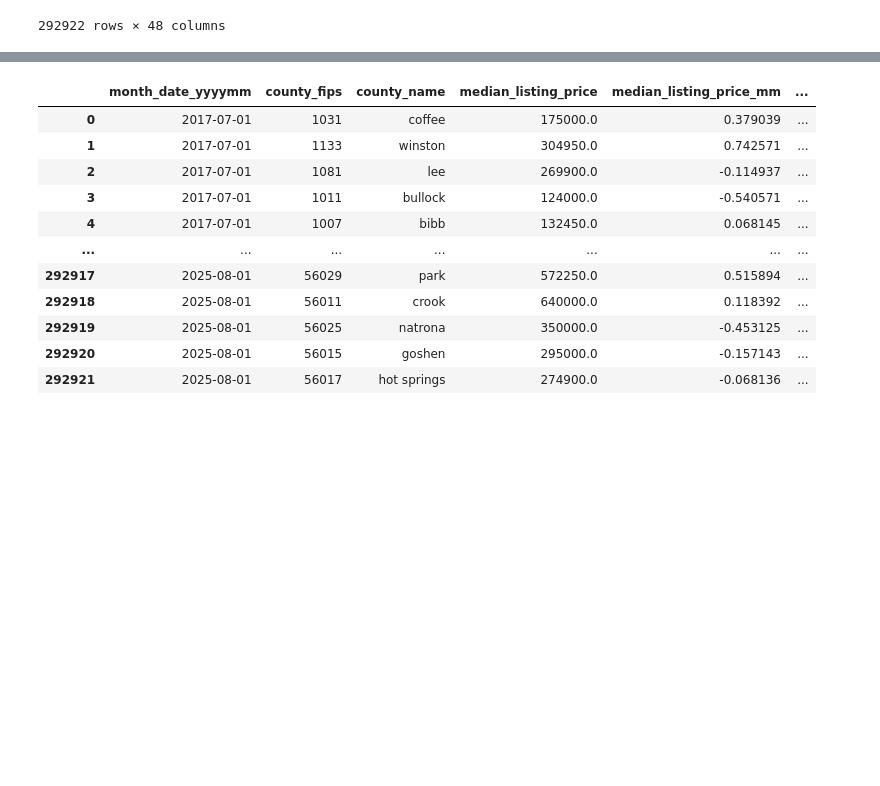
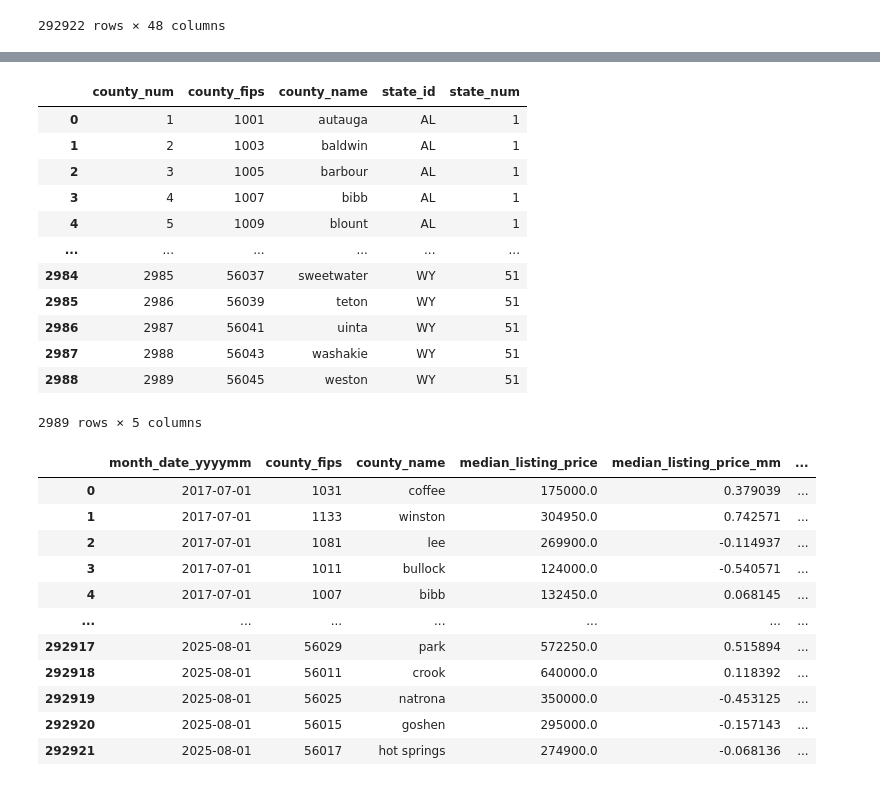
Before and after one commit to Real-Estate-Insight-Platform-Project/AI-ML-Services, a Jupyter notebook: forecasting_engine/county/preprocessing.ipynb, the cells around one changed output, grey strips where cells are left out. Cells and saved outputs as stored; diff of their text form; code cells hidden in the pictures; blank space fills up the shorter version.

```diff
--- a/forecasting_engine/county/preprocessing.ipynb
+++ b/forecasting_engine/county/preprocessing.ipynb
@@ -196,6 +196,8 @@ df
 | 304483 | 2025-08-01 | 56015 | goshen | 295000.0 | -0.157143 | ... |
 | 304484 | 2025-08-01 | 56017 | hot springs | 274900.0 | -0.068136 | ... |
 292922 rows × 48 columns
+# %%
+state_lookup = pd.read_csv("data/state_lookup.csv")
 # %%
 counties = df['county_fips'].unique().tolist()
 counties.sort()
@@ -210,0 +226,18 @@ county_df.to_csv("data/county_lookup.csv", index=False)
+# %%
+county_df = pd.merge(county_df, df[['county_fips', 'state_id']].drop_duplicates(), on='county_fips', how='left')
+county_df = pd.merge(county_df, state_lookup[['state_id', 'state_num']], on='state_id', how='left')
+county_df
+# %% [output]
+|  | county_num | county_fips | county_name | state_id | state_num |
+| 0 | 1 | 1001 | autauga | AL | 1 |
+| 1 | 2 | 1003 | baldwin | AL | 1 |
+| 2 | 3 | 1005 | barbour | AL | 1 |
+| 3 | 4 | 1007 | bibb | AL | 1 |
+| 4 | 5 | 1009 | blount | AL | 1 |
+| ... | ... | ... | ... | ... | ... |
+| 2984 | 2985 | 56037 | sweetwater | WY | 51 |
+| 2985 | 2986 | 56039 | teton | WY | 51 |
+| 2986 | 2987 | 56041 | uinta | WY | 51 |
+| 2987 | 2988 | 56043 | washakie | WY | 51 |
+| 2988 | 2989 | 56045 | weston | WY | 51 |
+2989 rows × 5 columns
```
Also changed, not shown: parts of 2 cells of this notebook, 4 other files.
